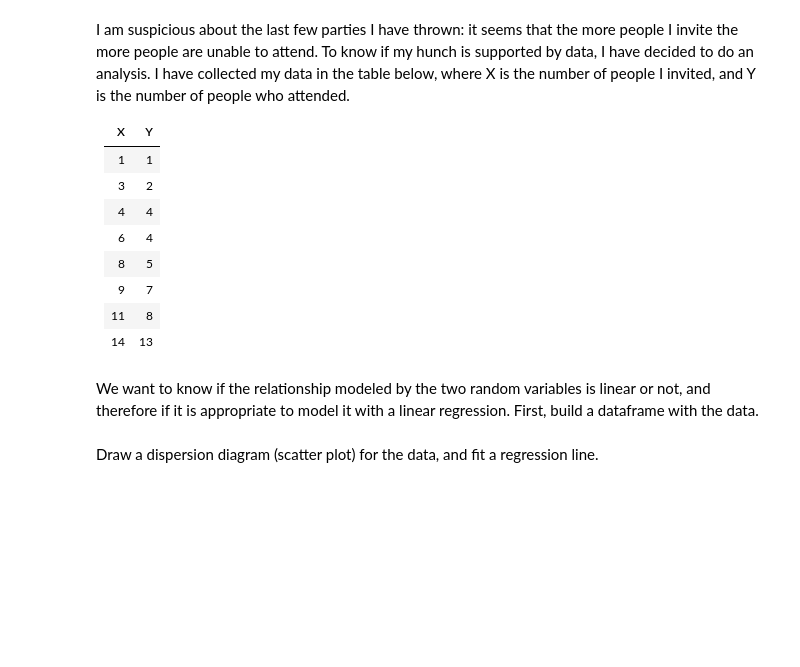
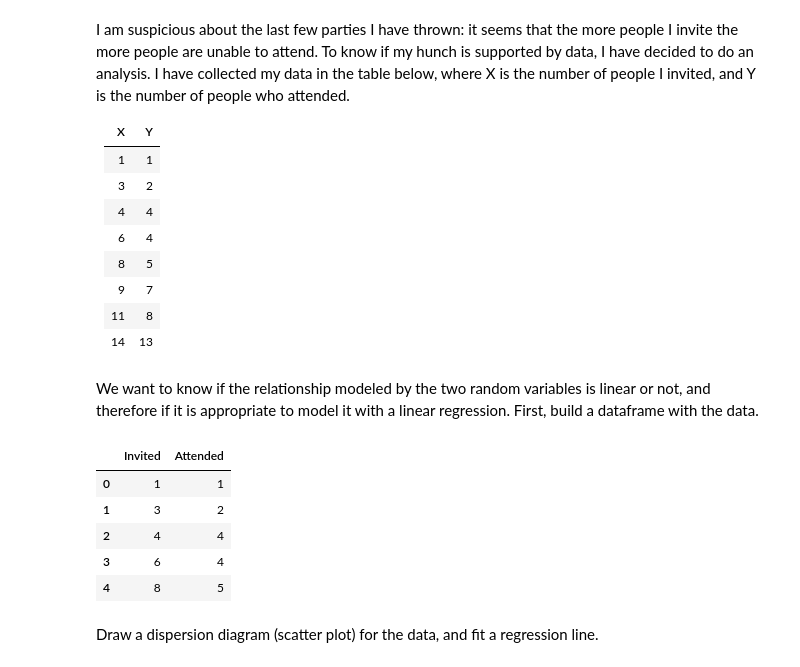
Before and after one commit to LauraSalakari/lab-regression-analysis-en, a Jupyter notebook: your-code/lab-regression-analysis.ipynb, the cells around one changed output. Saved outputs shown, nothing was run; the diff lists cells and outputs as text; code cells hidden in the pictures; blank space fills up the shorter version.

```diff
--- a/your-code/lab-regression-analysis.ipynb
+++ b/your-code/lab-regression-analysis.ipynb
@@ -203,2 +201,12 @@ First, build a dataframe with the data.
+# %%
+df = pd.DataFrame([[1,1], [3,2], [4,4], [6,4], [8,5], [9,7], [11,8], [14,13]], columns=["Invited", "Attended"])
+df.head()
+# %% [output]
+|  | Invited | Attended |
+| 0 | 1 | 1 |
+| 1 | 3 | 2 |
+| 2 | 4 | 4 |
+| 3 | 6 | 4 |
+| 4 | 8 | 5 |
 # %% [markdown]
 Draw a dispersion diagram (scatter plot) for the data, and fit a regression line.
```
Also changed, not shown: parts of 15 cells of this notebook.
